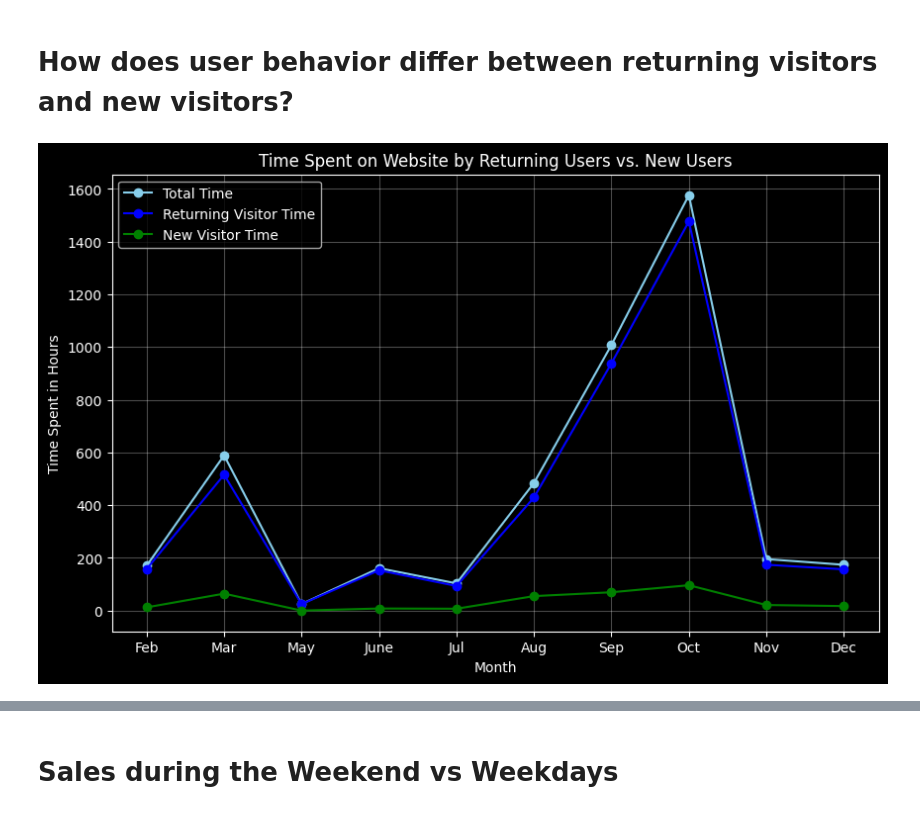
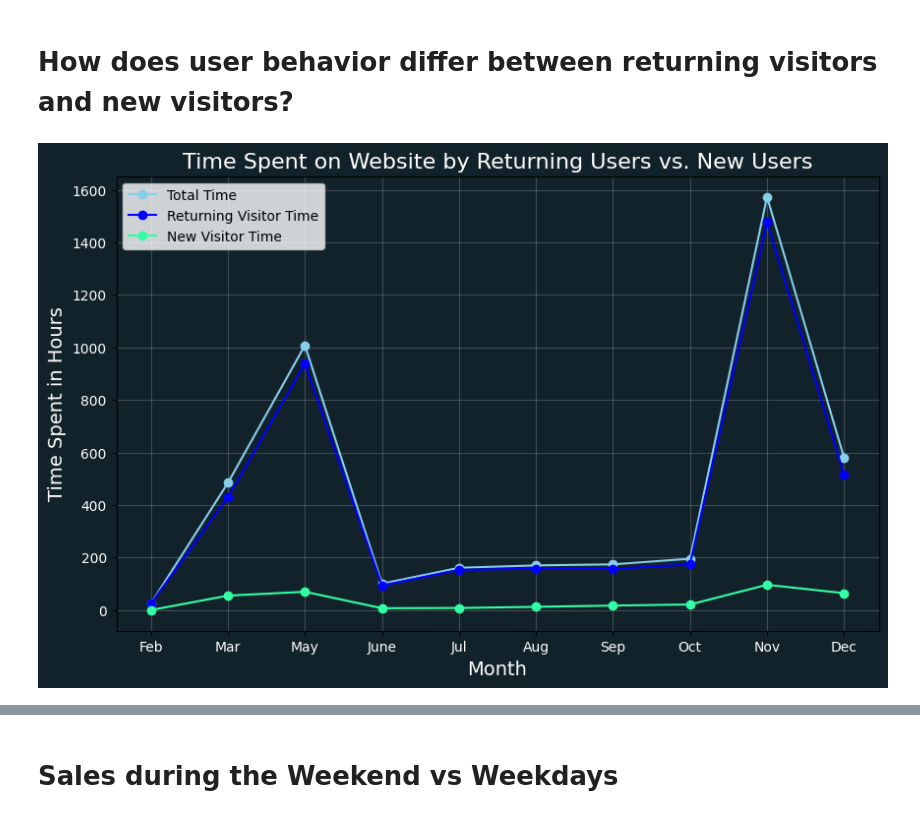
Before and after one commit to Senda-Nasr/E-Commerce-Behavior-Analysis, a Jupyter notebook: notebooks/data_cleaning_and_EDA.ipynb, the cells around one changed output, grey strips where cells are left out. Cells and saved outputs as stored; diff of their text form; code cells hidden in the pictures.

```diff
--- a/notebooks/data_cleaning_and_EDA.ipynb
+++ b/notebooks/data_cleaning_and_EDA.ipynb
@@ -124,0 +146,3 @@ data[data.duplicated()]
+# %%
+data = data[~(data['VisitorType'] == 'Other')]
+data['VisitorType'].value_counts(dropna=False)
@@ -290,6 +336,7 @@ plt.show()
 # How does user behavior vary across different months?
 # %%
 month_order = ['Feb', 'Mar', 'May', 'June', 'Jul', 'Aug', 'Sep', 'Oct', 'Nov', 'Dec']
+data['Month'] = pd.Categorical(data['Month'], categories=month_order, ordered=True)
 
 returning_visitor_df = data[data['VisitorType']== 'Returning_Visitor']
 new_visitor_df = data[data['VisitorType'] == 'New_Visitor']
@@ -298,20 +345,27 @@ revenue_count = data.groupby('Month')['Revenue'].sum()
 returning_visitor = returning_visitor_df.groupby('Month')['Revenue'].sum()
 new_visitor = new_visitor_df.groupby('Month')['Revenue'].sum()
 
-plt.figure(figsize=(10, 6))
+fig, ax = plt.subplots(figsize=(10, 6))
+fig.patch.set_facecolor('#12222B')
+ax.set_facecolor('#12222B')
 plt.grid(True, alpha=0.3)
+text_color = 'white'
 
 plt.plot(revenue_count.index, revenue_count, label='Total Purchases', marker='o', linestyle='-', color='skyblue')
 plt.plot(returning_visitor.index, returning_visitor, label='Returning Visitor', marker='o', linestyle='-', color='b')
-plt.plot(new_visitor.index, new_visitor, label ='New Visitor', marker='o', linestyle='-', color='g')
+plt.plot(new_visitor.index, new_visitor, label ='New Visitor', marker='o', linestyle='-', color='#33FFA4')
 
 
 plt.xticks(revenue_count.index, labels=month_order)
 
-plt.title('Number of Purchases Made by New Visitors vs. Returning Visitors')
-plt.xlabel('Month')
-plt.ylabel('Number of Purchases')
+plt.title('Number of Purchases Made by New Visitors vs. Returning Visitors', color=text_color, fontsize=16)
+plt.xlabel('Month', color=text_color, fontsize=14)
+plt.ylabel('Number of Purchases',color=text_color,fontsize=14)
+plt.xticks(color=text_color)
+plt.yticks(color=text_color)
 plt.legend()
-plt.grid(True)
+
+plt.savefig('../resources/purchases_by_visitor.png', format='png', dpi=300, bbox_inches='tight')
+
 plt.show()
 # %% [output]
@@ -319,27 +373,32 @@ plt.show()
 # %% [markdown]
 # How does user behavior differ between returning visitors and new visitors?
 # %%
+data['Month'] = pd.Categorical(data['Month'], categories=month_order, ordered=True)
 returning_visitor_df = data[data['VisitorType']== 'Returning_Visitor']
 new_visitor_df = data[data['VisitorType'] == 'New_Visitor']
 
 page_durations = data.groupby('Month')[['Informational_Duration', 'Administrative_Duration', 'ProductRelated_Duration']].sum().sum(axis=1)/60/60
 returning_visitor_duration = returning_visitor_df.groupby('Month')[['Informational_Duration', 'Administrative_Duration', 'ProductRelated_Duration']].sum().sum(axis=1)/60/60
 new_visitor_duration = new_visitor_df.groupby('Month')[['Informational_Duration', 'Administrative_Duration', 'ProductRelated_Duration']].sum().sum(axis=1)/60/60
 
-plt.figure(figsize=(10, 6))
+fig, ax = plt.subplots(figsize=(10, 6))
+fig.patch.set_facecolor('#12222B')
+ax.set_facecolor('#12222B')
 plt.grid(True, alpha=0.3)
+text_color = 'white'
 
 plt.plot(page_durations.index, page_durations, label='Total Time', marker='o', linestyle='-', color='skyblue')
 plt.plot(returning_visitor_duration.index, returning_visitor_duration, label='Returning Visitor Time', marker='o', linestyle='-', color='b')
-plt.plot(new_visitor_duration.index, new_visitor_duration, label ='New Visitor Time', marker='o', linestyle='-', color='g')
+plt.plot(new_visitor_duration.index, new_visitor_duration, label ='New Visitor Time', marker='o', linestyle='-', color='#33FFA4')
 
 plt.xticks(revenue_count.index, labels=month_order)
 
-plt.title('Time Spent on Website by Returning Users vs. New Users')
-plt.xlabel('Month')
-plt.ylabel('Time Spent in Hours')
+plt.title('Time Spent on Website by Returning Users vs. New Users', color=text_color, fontsize=16)
+plt.xlabel('Month', color=text_color, fontsize=14)
+plt.ylabel('Time Spent in Hours', color=text_color, fontsize=14)
+plt.xticks(color=text_color)
+plt.yticks(color=text_color)
 plt.legend()
-plt.grid(True)
 plt.show()
 # %% [output]
-[figure, old version]
+[figure, new version]
```
Also changed, not shown: parts of 29 cells of this notebook, 1 other file.
